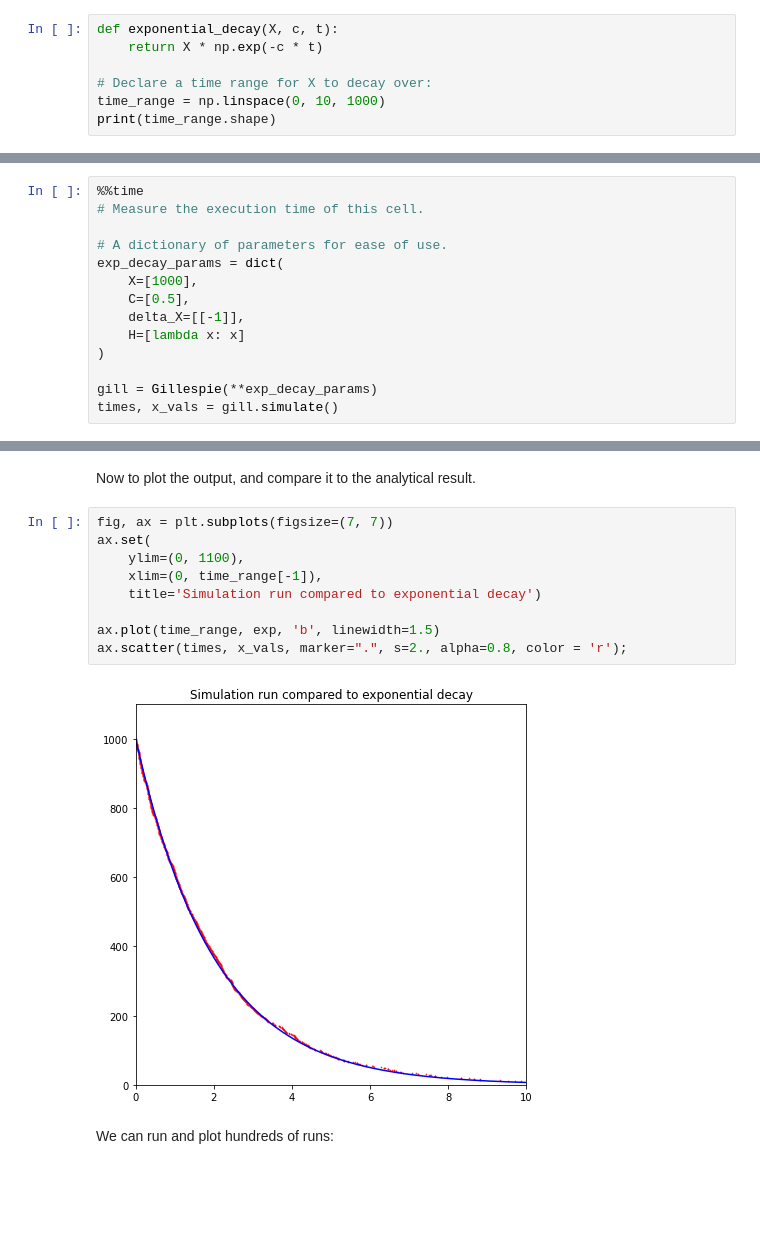
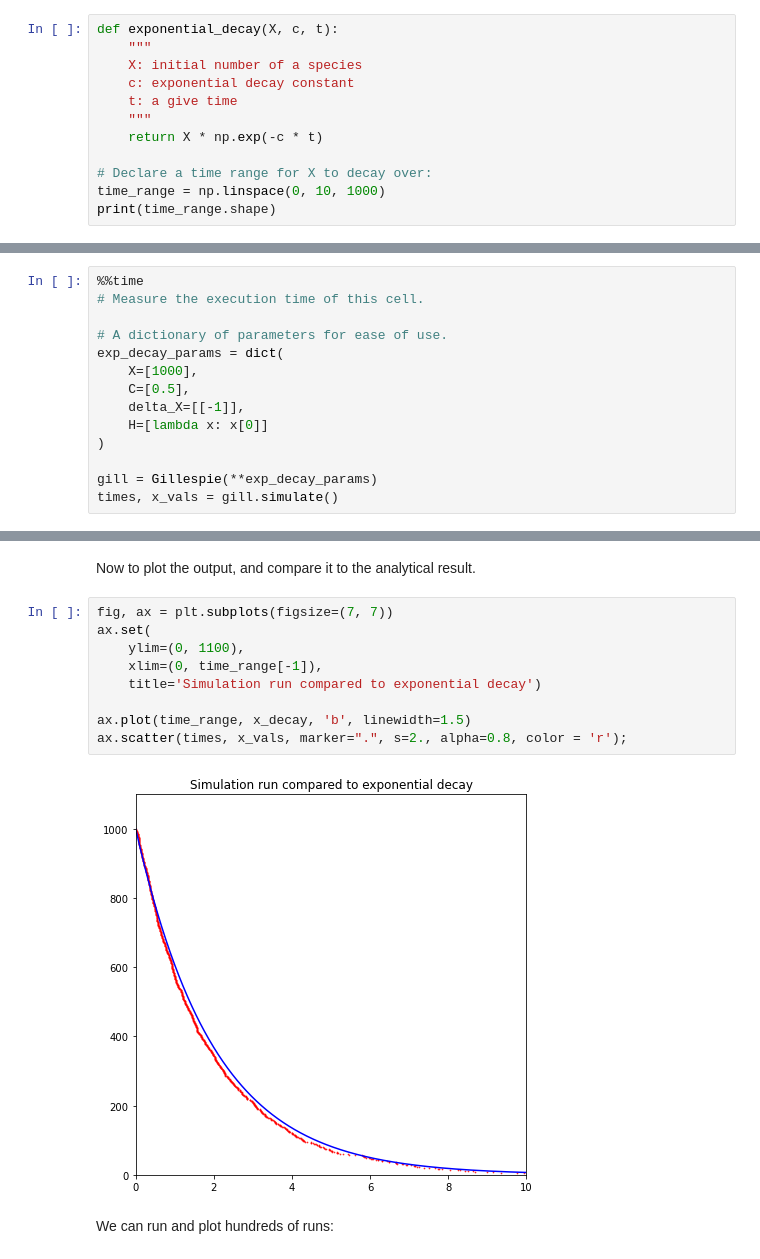
Before and after one commit to nssanch/teaching_datasci, a Jupyter notebook: demonstrations/NumPy_Gillespie_Demo.ipynb, the cells around one changed output, grey strips where cells are left out. Cells and saved outputs as stored; diff of their text form; blank space fills up the shorter version.

```diff
--- a/demonstrations/NumPy_Gillespie_Demo.ipynb
+++ b/demonstrations/NumPy_Gillespie_Demo.ipynb
@@ -25,6 +24,11 @@ import matplotlib.pyplot as plt
 The first thing we do is implement an exponential decay function:
 # %%
 def exponential_decay(X, c, t):
+    """
+    X: initial number of a species
+    c: exponential decay constant
+    t: a give time
+    """
     return X * np.exp(-c * t)
 
 # Declare a time range for X to decay over:
@@ -182,7 +227,7 @@ exp_decay_params = dict(
     X=[1000],
     C=[0.5],
     delta_X=[[-1]],
-    H=[lambda x: x]
+    H=[lambda x: x[0]]
 )
 
 gill = Gillespie(**exp_decay_params)
@@ -195,14 +239,14 @@ Now to plot the output, and compare it to the analytical result.
 # %%
 fig, ax = plt.subplots(figsize=(7, 7))
 ax.set(
     ylim=(0, 1100),
     xlim=(0, time_range[-1]),
     title='Simulation run compared to exponential decay')
 
-ax.plot(time_range, exp, 'b', linewidth=1.5)
+ax.plot(time_range, x_decay, 'b', linewidth=1.5)
 ax.scatter(times, x_vals, marker=".", s=2., alpha=0.8, color = 'r');
 # %% [output]
-[figure, old version]
+[figure, new version]
 # %% [markdown]
 We can run and plot hundreds of runs:
 # %%
```
Also changed, not shown: parts of 22 cells of this notebook, 2 other files.
